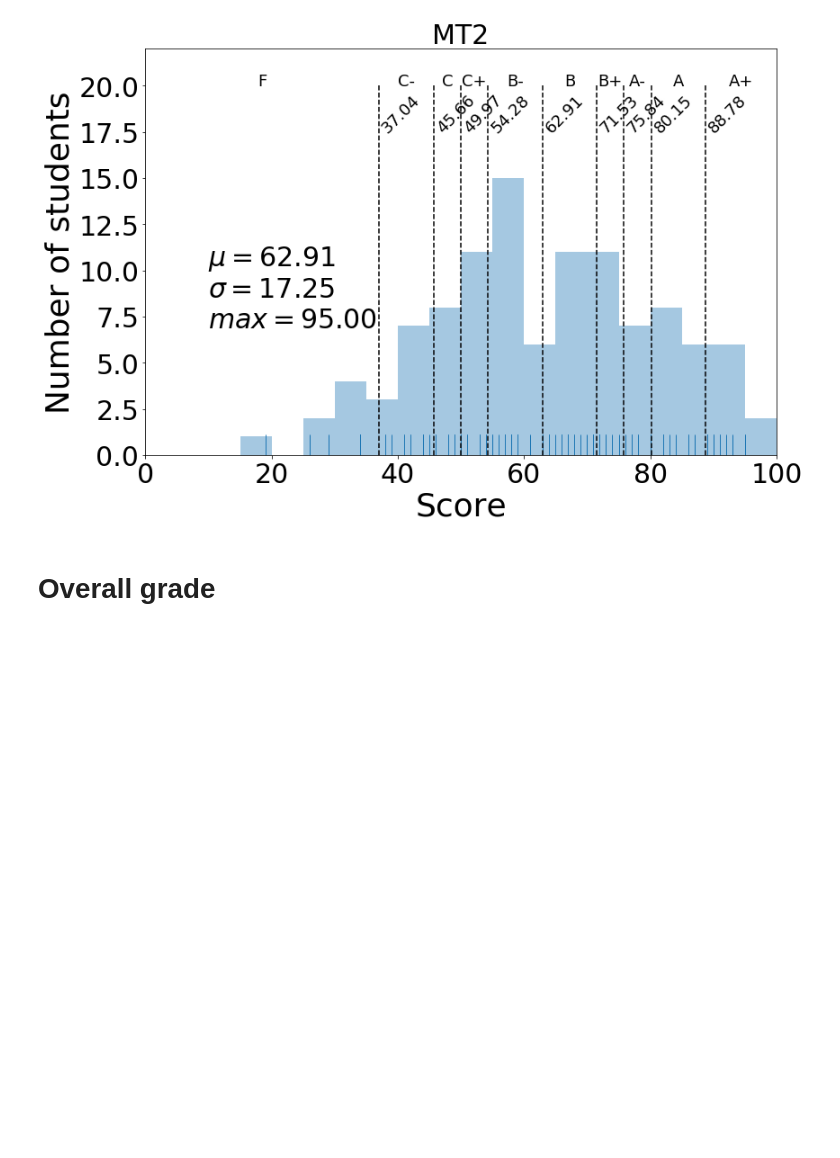
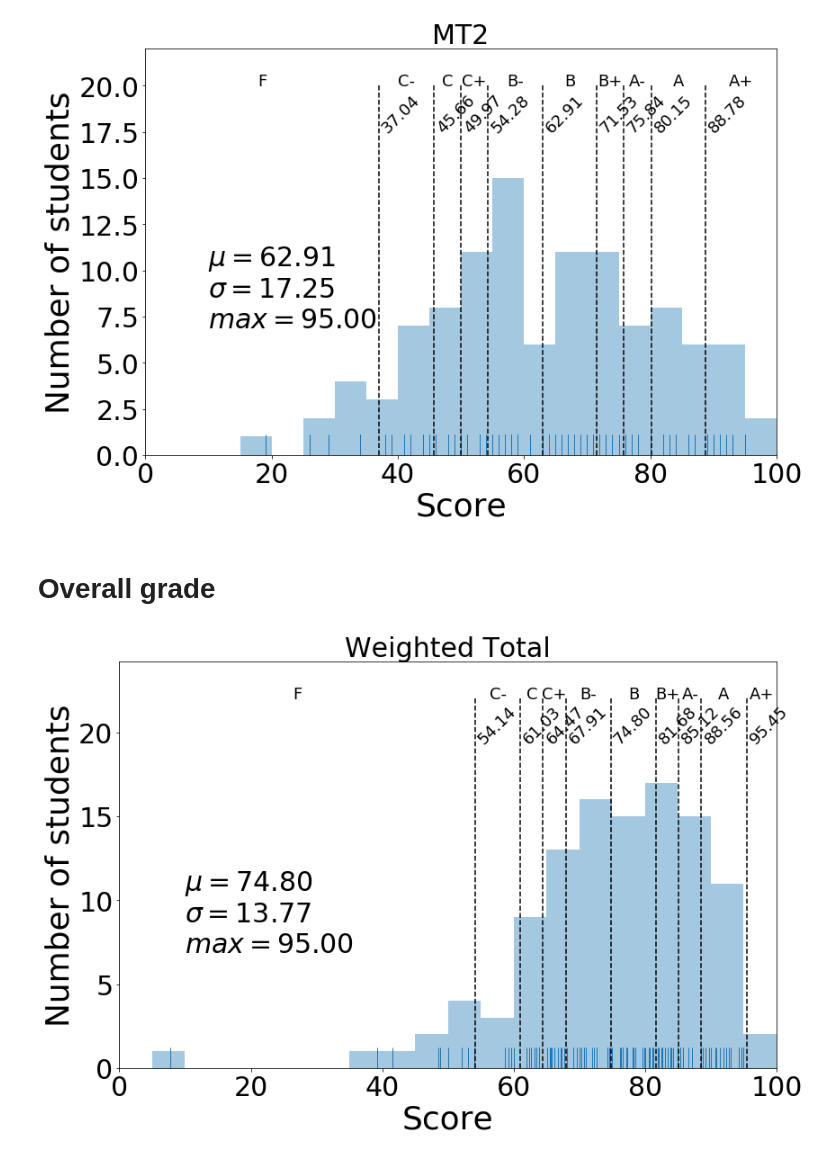
Before and after one commit to materialsvirtuallab/ceng114, a Jupyter notebook: grades/statsw2019.ipynb, the cells around one changed output. Cells and saved outputs as stored; diff of their text form; code cells hidden in the pictures; blank space fills up the shorter version.

Commit message:
Update weighted total.

```diff
--- a/grades/statsw2019.ipynb
+++ b/grades/statsw2019.ipynb
@@ -200,7 +200,9 @@ cutoffs = bar_plot(d, "MT2", annotate=True)
 # %% [markdown]
 # Overall grade
 # %%
-# cutoffs = bar_plot(d, "Weighted Total", annotate=True)
+cutoffs = bar_plot(d, "Weighted Total", annotate=True)
+# %% [output]
+[figure, added]
 # %%
 # cutoffs = bar_plot(d, "Final Total", offset=-1.93548, cutoffs=cutoffs, annotate=True)
 # %%
```
Also changed, not shown: parts of 1 cell of this notebook.
